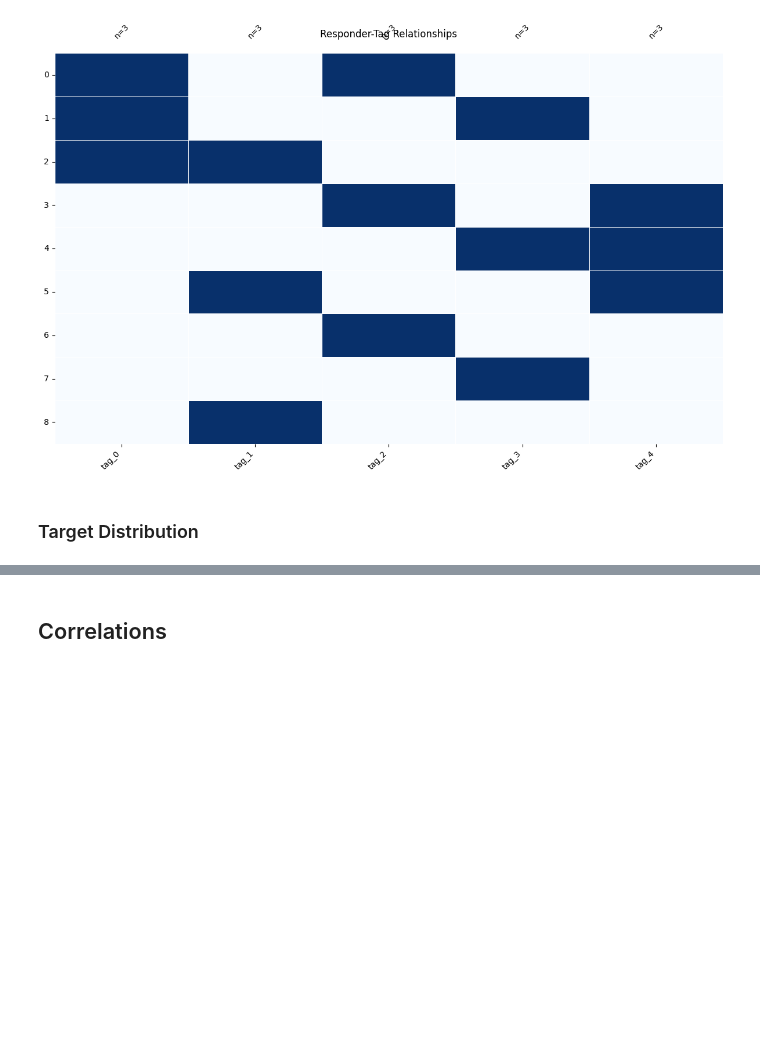
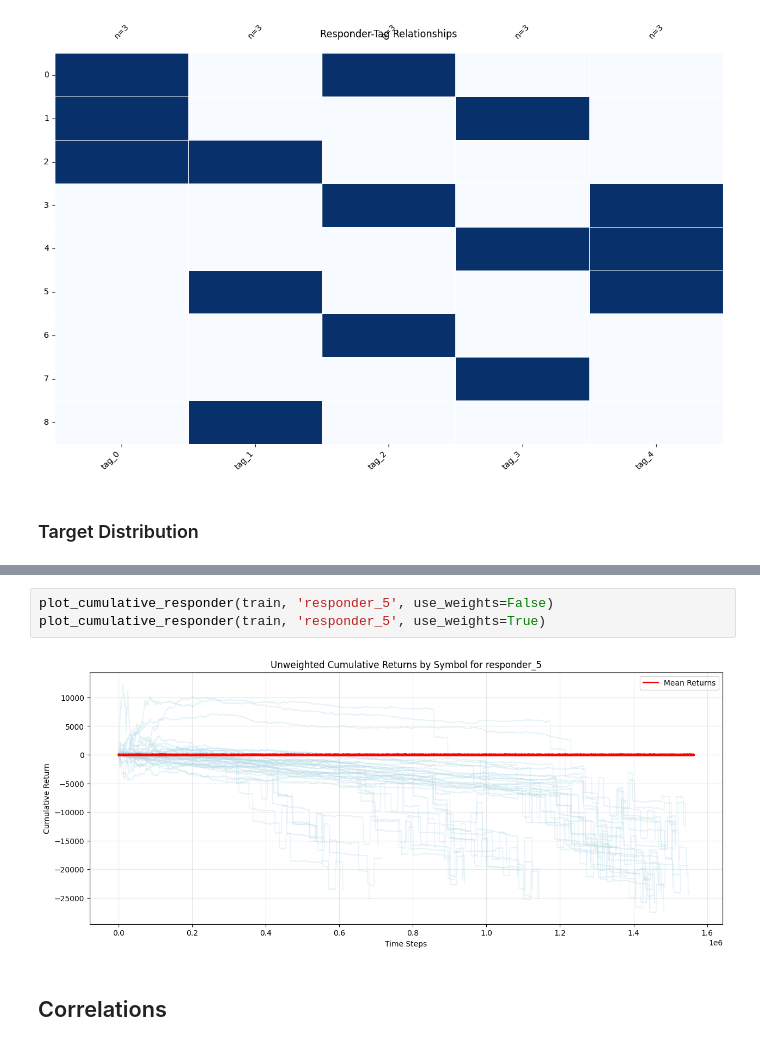
Before and after one commit to JacksonSprigg/JaneStreet-Kaggle, a Jupyter notebook: data_analysis/blah.ipynb, the cells around one changed output, grey strips where cells are left out. Saved outputs shown, nothing was run; the diff lists cells and outputs as text; blank space fills up the shorter version.

```diff
--- a/data_analysis/blah.ipynb
+++ b/data_analysis/blah.ipynb
@@ -223,3 +346,8 @@ plt.show()
+# %%
+plot_cumulative_responder(train, 'responder_5', use_weights=False)
+plot_cumulative_responder(train, 'responder_5', use_weights=True)
+# %% [output]
+[figure, added]
 # %% [markdown]
 ## Correlations
 # %% [markdown]
```
Also changed, not shown: parts of 8 cells of this notebook, 6 other files.
